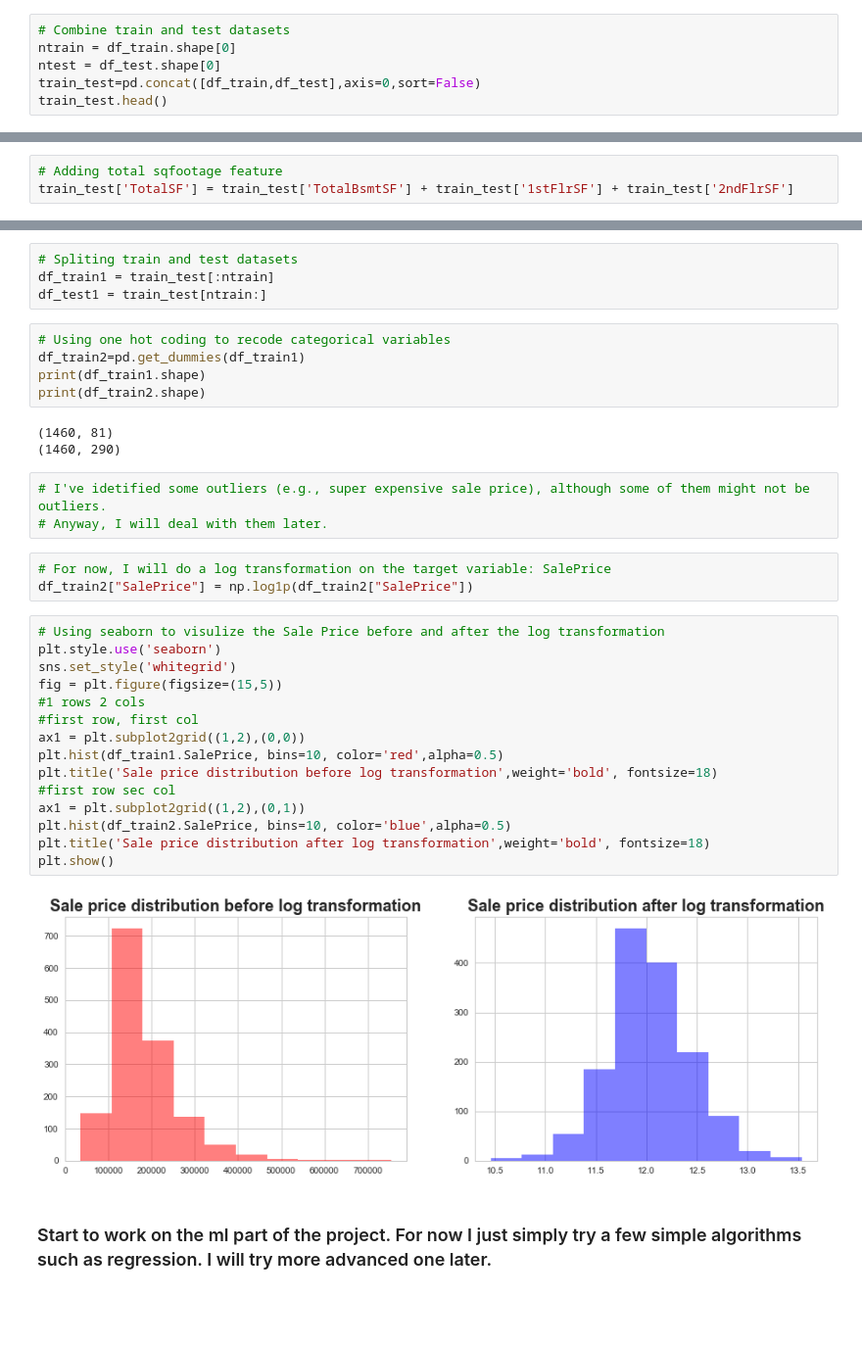
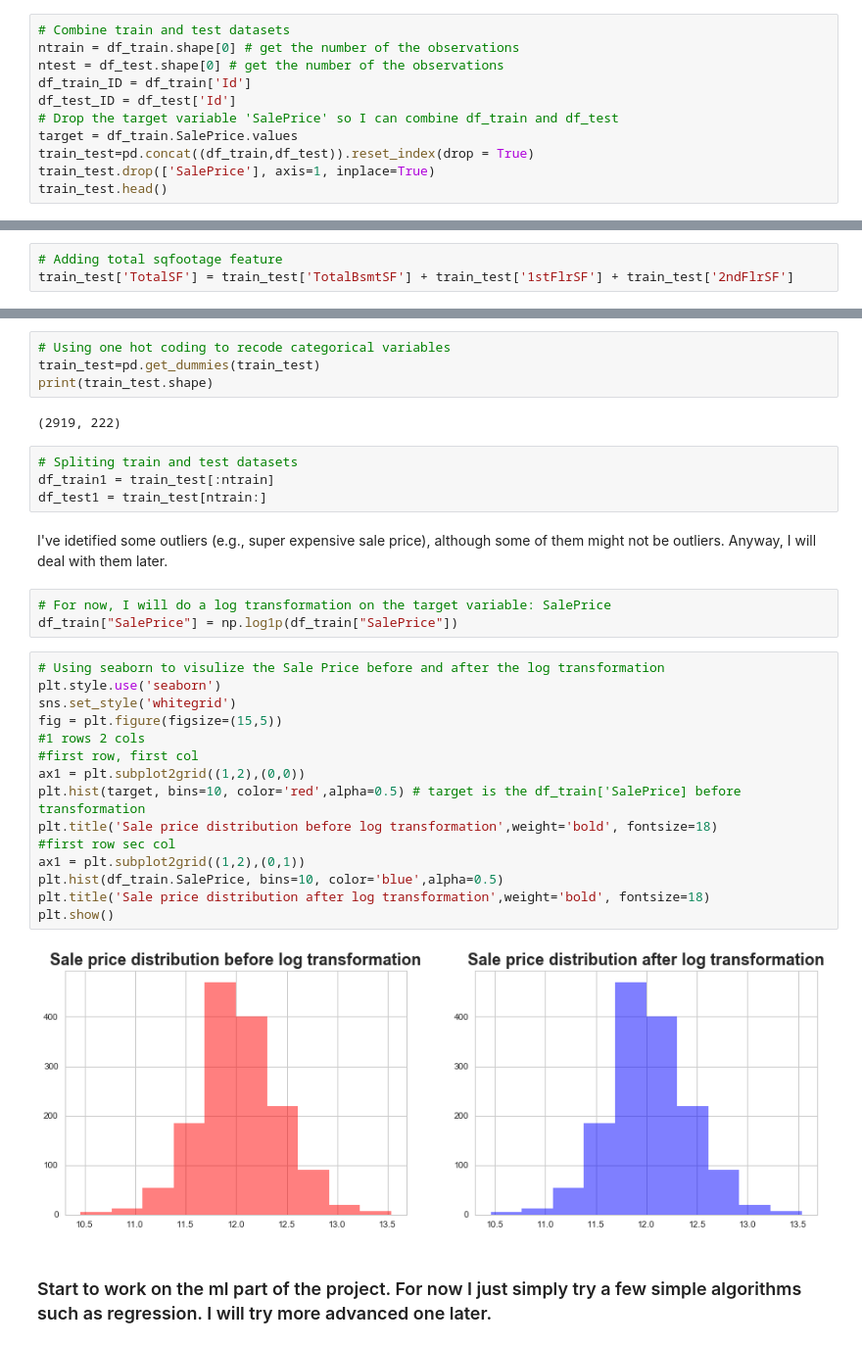
Before and after one commit to fengzhaods/HCI584X_project, a Jupyter notebook: Predicting Ames Houses Price .ipynb, the cells around one changed output, grey strips where cells are left out. Shown at 98% size. Saved outputs shown, nothing was run; the diff lists cells and outputs as text; blank space fills up the shorter version.

```diff
--- a/Predicting Ames Houses Price .ipynb
+++ b/Predicting Ames Houses Price .ipynb
@@ -77,9 +83,14 @@ df_test.head(5)
 5 rows × 80 columns
 # %%
 # Combine train and test datasets
-ntrain = df_train.shape[0]
-ntest = df_test.shape[0]
-train_test=pd.concat([df_train,df_test],axis=0,sort=False)
+ntrain = df_train.shape[0] # get the number of the observations
+ntest = df_test.shape[0] # get the number of the observations
+df_train_ID = df_train['Id']
+df_test_ID = df_test['Id']
+# Drop the target variable 'SalePrice' so I can combine df_train and df_test
+target = df_train.SalePrice.values
+train_test=pd.concat((df_train,df_test)).reset_index(drop = True)
+train_test.drop(['SalePrice'], axis=1, inplace=True)
 train_test.head()
 # %% [output]
 |  | Id | MSSubClass | MSZoning | LotFrontage | LotArea | Street | Alley | LotShape | LandContour | ... |
@@ -298,37 +334,35 @@ train_test['TotalSF'] = train_test['TotalBsmtSF'] + train_test['1stFlrSF'] + tra
+# %%
+# Using one hot coding to recode categorical variables
+train_test=pd.get_dummies(train_test)
+print(train_test.shape)
+# %% [output]
+(2919, 222)
 # %%
 # Spliting train and test datasets
 df_train1 = train_test[:ntrain]
 df_test1 = train_test[ntrain:]
-# %%
-# Using one hot coding to recode categorical variables
-df_train2=pd.get_dummies(df_train1)
-print(df_train1.shape)
-print(df_train2.shape)
-# %% [output]
-(1460, 81)
-(1460, 290)
-# %%
-# I've idetified some outliers (e.g., super expensive sale price), although some of them might not be outliers.
-# Anyway, I will deal with them later.
+# %% [markdown]
+I've idetified some outliers (e.g., super expensive sale price), although some of them might not be outliers.
+Anyway, I will deal with them later.
 # %%
 # For now, I will do a log transformation on the target variable: SalePrice
-df_train2["SalePrice"] = np.log1p(df_train2["SalePrice"])
+df_train["SalePrice"] = np.log1p(df_train["SalePrice"])
 # %%
 # Using seaborn to visulize the Sale Price before and after the log transformation
 plt.style.use('seaborn')
 sns.set_style('whitegrid')
 fig = plt.figure(figsize=(15,5))
 #1 rows 2 cols
 #first row, first col
 ax1 = plt.subplot2grid((1,2),(0,0))
-plt.hist(df_train1.SalePrice, bins=10, color='red',alpha=0.5)
+plt.hist(target, bins=10, color='red',alpha=0.5) # target is the df_train['SalePrice] before transformation
 plt.title('Sale price distribution before log transformation',weight='bold', fontsize=18)
 #first row sec col
 ax1 = plt.subplot2grid((1,2),(0,1))
-plt.hist(df_train2.SalePrice, bins=10, color='blue',alpha=0.5)
+plt.hist(df_train.SalePrice, bins=10, color='blue',alpha=0.5)
 plt.title('Sale price distribution after log transformation',weight='bold', fontsize=18)
 plt.show()
 # %% [output]
-[figure, old version]
+[figure, new version]
 # %% [markdown]
 ### Start to work on the ml part of the project. For now I just simply try a few simple algorithms such as regression. I will try more advanced one later.
```
Also changed, not shown: parts of 26 cells of this notebook.
